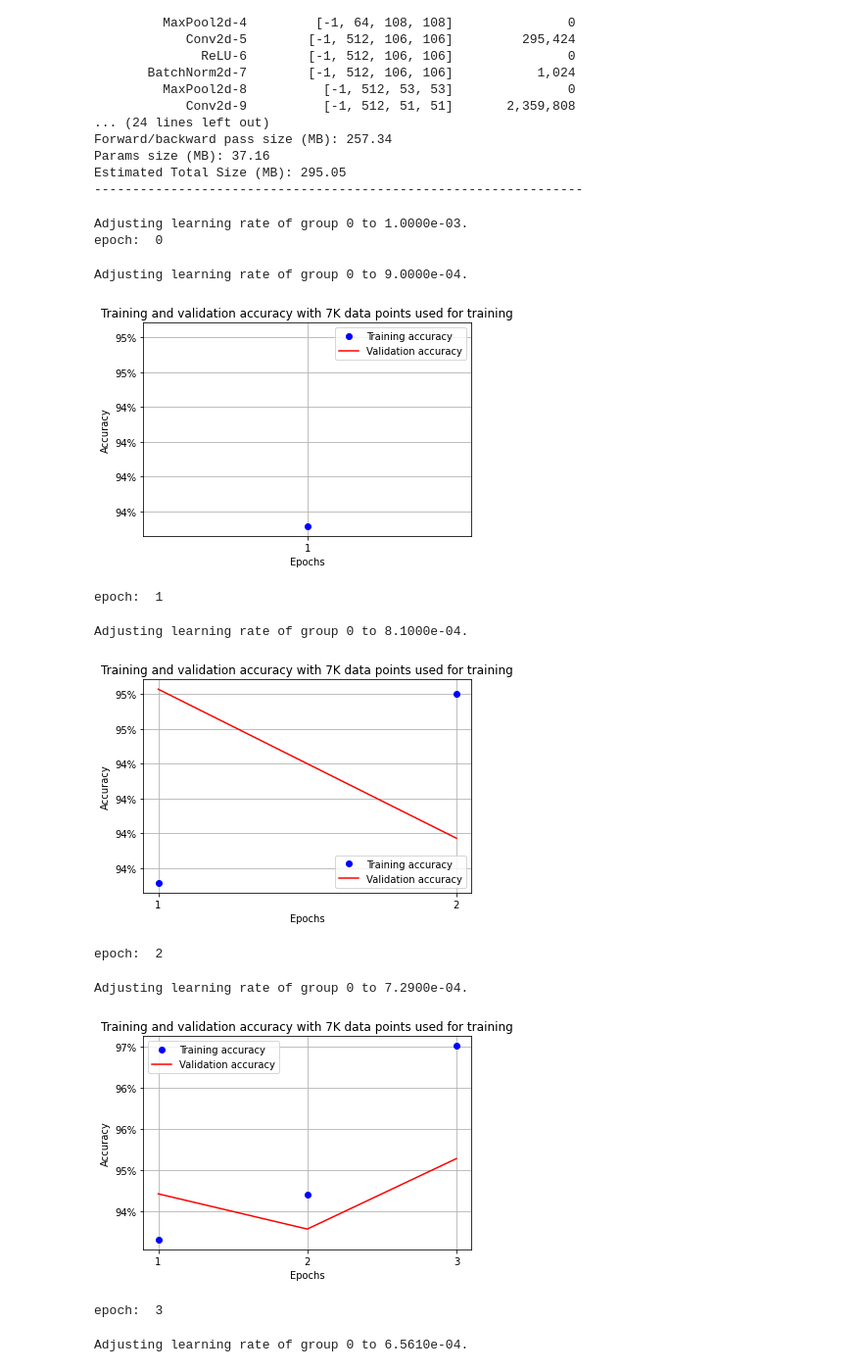
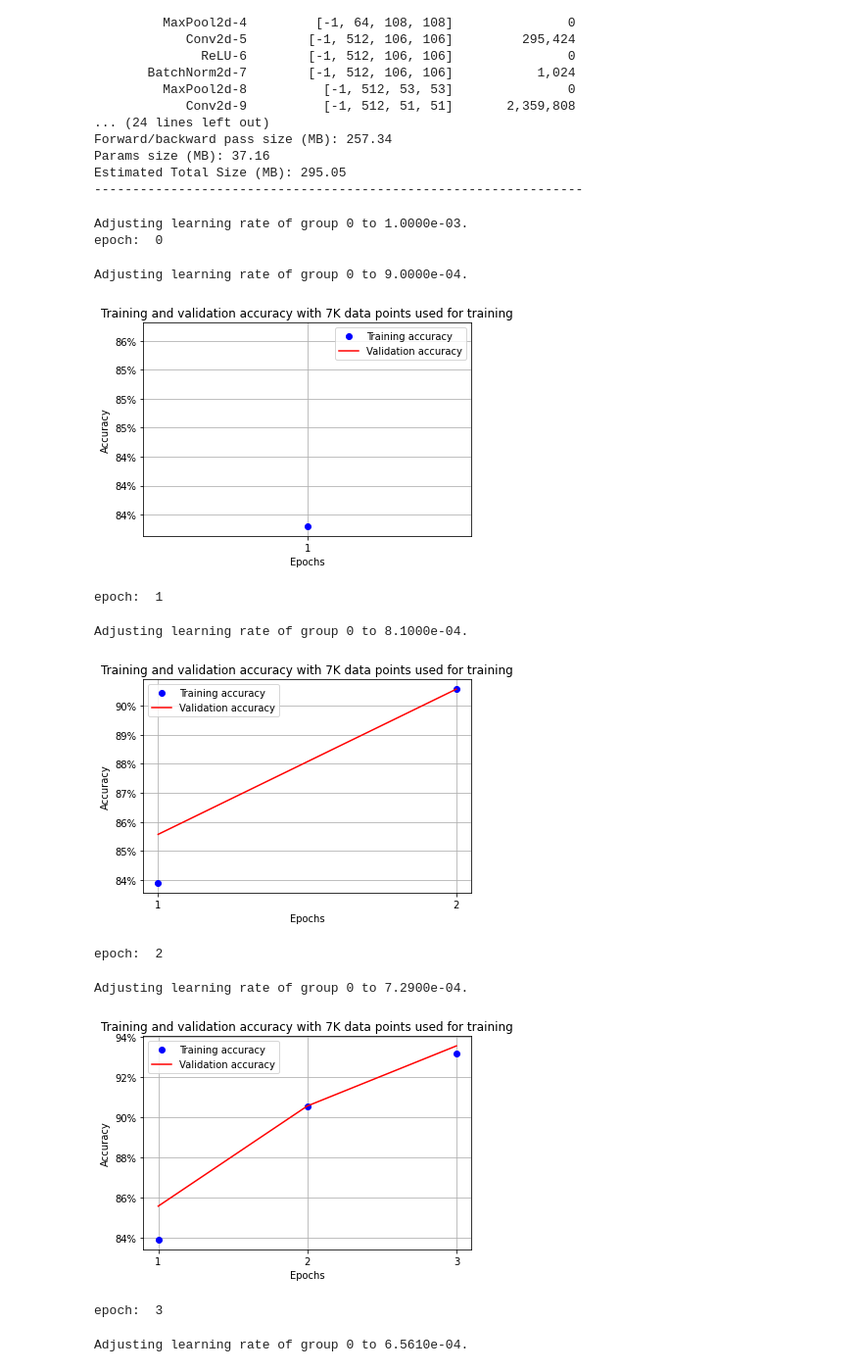
Before and after one commit to setupishe/TheBaldRule, a Jupyter notebook: the-bold-rule.ipynb, the cells around one changed output. Shown: that part at 98% size. Saved outputs shown, nothing was run; the diff lists cells and outputs as text; code cells hidden in the pictures.

Commit message:
Kaggle Notebook | The Bold Problem | Version 0.2

```diff
--- a/the-bold-rule.ipynb
+++ b/the-bold-rule.ipynb
@@ -39,10 +61,14 @@ import torchvision.transforms as T
 # %%
 from torch.utils.data import DataLoader, Dataset
 class boldnbold(Dataset):
-  def __init__(self, folder, size):
+  def __init__(self, folder, size=0):
+    halfsize = int(size/2)
     bold = glob(folder+'/Bald/*.jpg')
     nbold = glob(folder+'/NotBald/*.jpg')
-    self.fpaths = bold[:int(size/2)] + nbold[:int(size/2)]
+    if size != 0:
+        self.fpaths = bold[:halfsize] + nbold[:halfsize]
+    else:
+        self.fpaths = bold + nbold
     from random import shuffle, seed; seed(10); shuffle(self.fpaths)
     self.targets = [fpath.split('/')[-2].startswith('Bald') for fpath in self.fpaths]
   def __len__(self): return len(self.fpaths)
@@ -75,7 +101,9 @@ def conv_layer(ni,no,kernel_size,stride=1):
     )
 def get_model():
     model = nn.Sequential(
+    nn.Dropout2d(0.25),
     conv_layer(3, 64, 3),
+    nn.Dropout2d(0.25),
     conv_layer(64, 512, 3),
     conv_layer(512, 512, 3),
     conv_layer(512, 512, 3),
@@ -112,6 +140,7 @@ Estimated Total Size (MB): 295.05
 ----------------------------------------------------------------
 # %%
 def train_batch(x, y, model, opt, loss_fn):
+    model.train()
     prediction = model(x)
     l_regularization = 0
     for param in model.parameters():
@@ -123,9 +152,17 @@ def train_batch(x, y, model, opt, loss_fn):
     return batch_loss.item()
 
 @torch.no_grad()
-def accuracy(x, y, model):
+def evaluate(x, y, model):
+    model.eval()
     prediction = model(x)
-    is_correct = (prediction > 0.5) == y
-    return is_correct.cpu().numpy().tolist()
+    TP = torch.eq((prediction > 0.5), y == 1)
+    TN = torch.eq((prediction <= 0.5), y == 0)
+    FP = torch.eq((prediction > 0.5),  y == 0)
+    FN = torch.eq((prediction <= 0.5),  y == 1)
+
+    precision = TP / (TP + FP)
+    recall = TP / (TP + FN)
+    accuracy = (TP + TN) / (TP + TN + FP + FN)
+    return precision.cpu().numpy().tolist(), recall.cpu().numpy().tolist(), accuracy.cpu().numpy().tolist()
 # %%
 def get_data():
@@ -159,8 +200,4 @@ from torch import optim
 # %%
-train_losses, train_accuracies = [], []
-val_losses, val_accuracies = [], []
-epochs = []
-
 scheduler = optim.lr_scheduler.ExponentialLR(optimizer, gamma=0.9, verbose=True)
 
 for epoch in range(10):
@@ -182,7 +219,7 @@ for epoch in range(10):
     for batch in tvbar:
         tvbar.set_description("Calculating train accuracy")
         x, y = batch
-        is_correct = accuracy(x, y, model)
+        _, __, is_correct = evaluate(x, y, model)
         train_epoch_accuracies.extend(is_correct)
     train_epoch_accuracy = np.mean(train_epoch_accuracies)
 
@@ -190,41 +227,41 @@ for epoch in range(10):
     for batch in vbar:
         vbar.set_description("Calculating validation accuracy")
         x, y = batch
-        val_is_correct = accuracy(x, y, model)
+        _, __, val_is_correct = evaluate(x, y, model)
         val_epoch_accuracies.extend(val_is_correct)
         #validation_loss = val_loss(x, y, model)
     val_epoch_accuracy = np.mean(val_epoch_accuracies)
 
     train_losses.append(train_epoch_loss)
     train_accuracies.append(train_epoch_accuracy)
     #val_losses.append(validation_loss)
     val_accuracies.append(val_epoch_accuracy)
 
     epochs.append(epoch + 1)
     %matplotlib inline
     plt.clf()
     plt.plot(epochs, train_accuracies, 'bo', label='Training accuracy')
     plt.plot(epochs, val_accuracies, 'r', label='Validation accuracy')
     plt.gca().xaxis.set_major_locator(mticker.MultipleLocator(1))
     plt.title('Training and validation accuracy with 7K data points used for training')
     plt.xlabel('Epochs')
     plt.ylabel('Accuracy')
     #plt.ylim(0.8,1)
     plt.gca().set_yticklabels(['{:.0f}%'.format(x*100) for x in plt.gca().get_yticks()])
     plt.legend()
     plt.grid('off')
     plt.show()
     ##TODO plot
 # %% [output]
 Adjusting learning rate of group 0 to 1.0000e-03.
 epoch:  0
 Adjusting learning rate of group 0 to 9.0000e-04.
-[figure, old version]
+[figure, new version]
 epoch:  1
 Adjusting learning rate of group 0 to 8.1000e-04.
-[figure, old version]
+[figure, new version]
 epoch:  2
 Adjusting learning rate of group 0 to 7.2900e-04.
-[figure, old version]
+[figure, new version]
 epoch:  3
 Adjusting learning rate of group 0 to 6.5610e-04.
```
Also changed, not shown: parts of 22 cells of this notebook.
